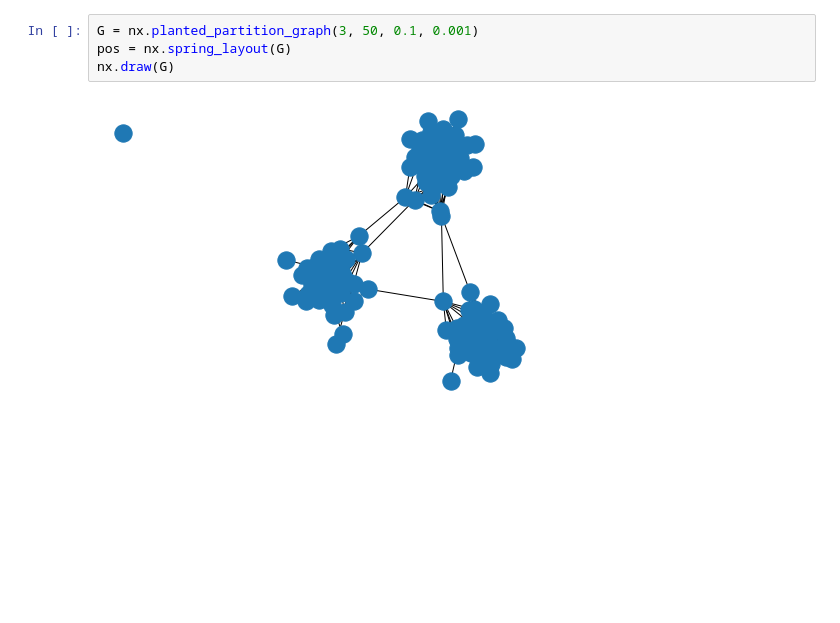
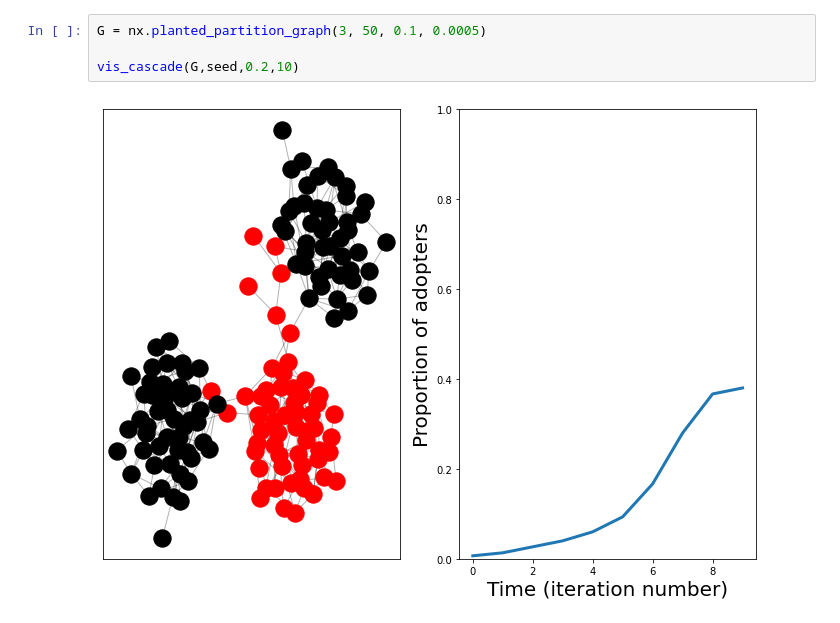
Before and after one commit to narnolddd/DMSNTutorials, a Jupyter notebook: Week8/Week8.ipynb, the cells around one changed output. Cells and saved outputs as stored; diff of their text form; blank space fills up the shorter version.

```diff
--- a/Week8/Week8.ipynb
+++ b/Week8/Week8.ipynb
@@ -19,7 +90,7 @@ import ndlib.models.epidemics as ep
 # %%
-G = nx.planted_partition_graph(3, 50, 0.1, 0.001)
-pos = nx.spring_layout(G)
-nx.draw(G)
+G = nx.planted_partition_graph(3, 50, 0.1, 0.0005)
+
+vis_cascade(G,seed,0.2,10)
 # %% [output]
-[figure, old version]
+[figure, new version]
 # %%
```
Also changed, not shown: parts of 5 cells of this notebook, 1 other file.
